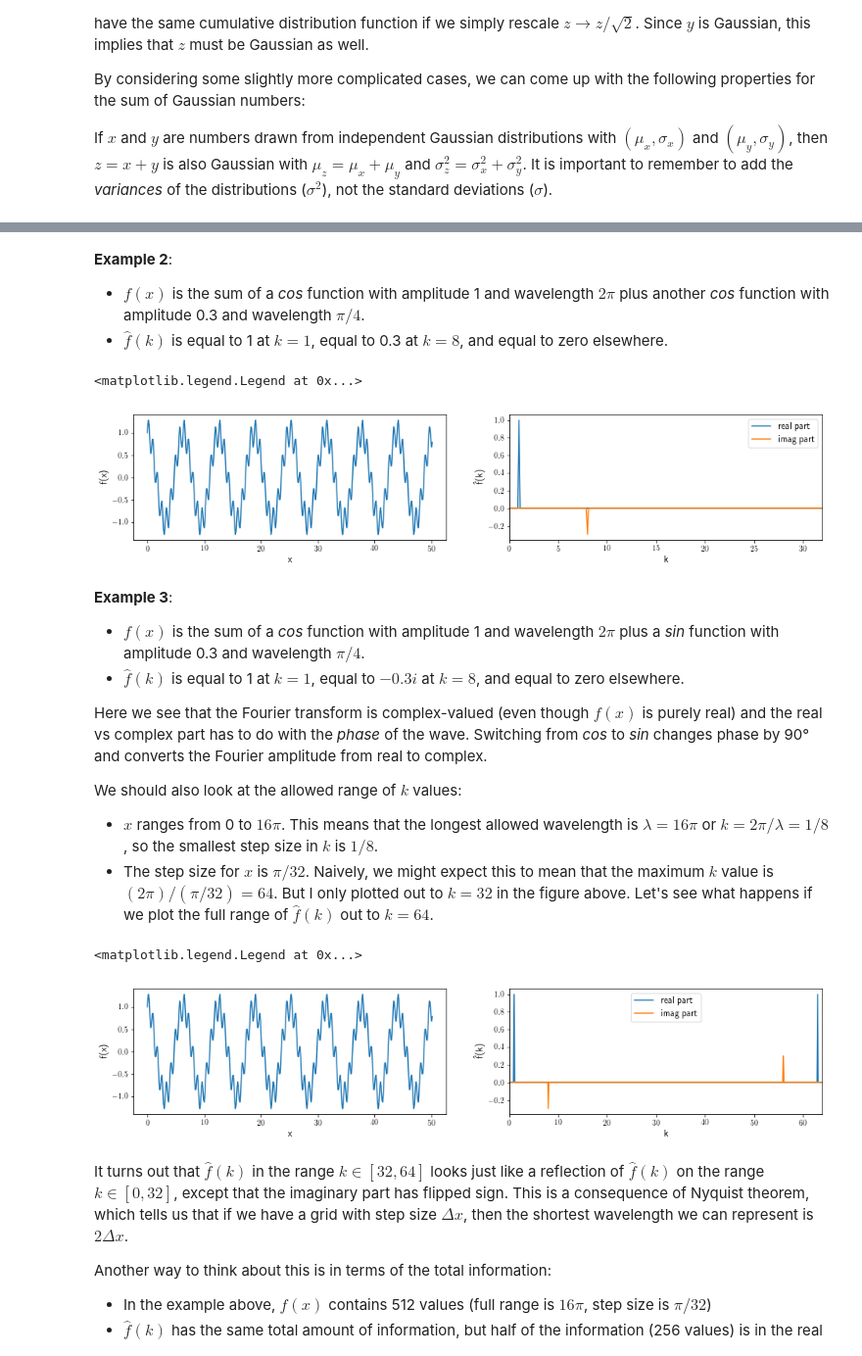
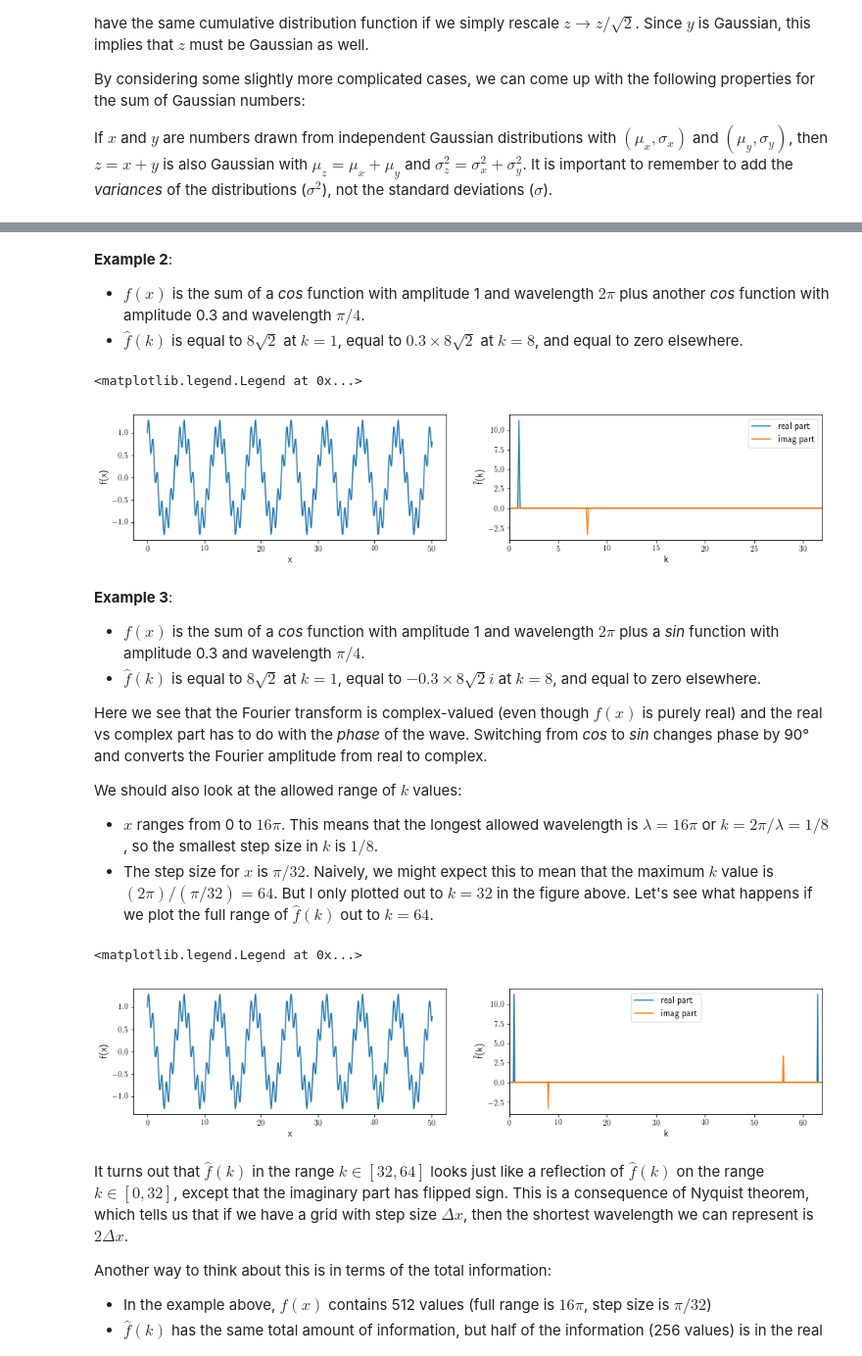
Before and after one commit to cbischoff/cmb-notebook, a Jupyter notebook: CMB angular power spectrum.ipynb, the cells around one changed output, grey strips where cells are left out. Shown at 98% size. Saved outputs shown, nothing was run; the diff lists cells and outputs as text; code cells hidden in the pictures.

```diff
--- a/CMB angular power spectrum.ipynb
+++ b/CMB angular power spectrum.ipynb
@@ -285,31 +285,31 @@ plt.xlim(0, 32)
 # %% [markdown]
 **Example 2**:
 * $f(x)$ is the sum of a *cos* function with amplitude 1 and wavelength $2 \pi$ plus another *cos* function with amplitude 0.3 and wavelength $\pi / 4$.
-* $\hat{f}(k)$ is equal to 1 at $k = 1$, equal to 0.3 at $k = 8$, and equal to zero elsewhere.
+* $\hat{f}(k)$ is equal to $8 \sqrt{2}$ at $k = 1$, equal to $0.3 \times 8 \sqrt{2}$ at $k = 8$, and equal to zero elsewhere.
 # %%
 plt.figure(figsize=(16, 3))
 x = np.arange(0, 16 * np.pi, np.pi / 32)
 fx = np.cos(x) + 0.3 * np.sin(8 * x)
 plt.subplot(1, 2, 1)
 plt.plot(x, fx)
 plt.xlabel('x', fontsize=12)
 plt.ylabel('f(x)', fontsize=12)
 k = np.arange(0, 64, 0.125)
-fk = np.fft.fft(fx) / 256.
+fk = np.fft.fft(fx) / np.sqrt(512)
 plt.subplot(1, 2, 2)
 plt.plot(k, np.real(fk), label='real part')
 plt.plot(k, np.imag(fk), label='imag part')
 plt.xlabel('k', fontsize=12)
 plt.ylabel('\^{f}(k)', fontsize=12)
 plt.xlim(0, 32)
 plt.legend(fontsize=12)
 # %% [output]
 <matplotlib.legend.Legend at 0x...>
-[figure, old version]
+[figure, new version]
 # %% [markdown]
 **Example 3**:
 * $f(x)$ is the sum of a *cos* function with amplitude 1 and wavelength $2\pi$ plus a *sin* function with amplitude 0.3 and wavelength $\pi/4$.
-* $\hat{f}(k)$ is equal to 1 at $k = 1$, equal to $-0.3 i$ at $k = 8$, and equal to zero elsewhere.
+* $\hat{f}(k)$ is equal to $8 \sqrt{2}$ at $k = 1$, equal to $-0.3 \times 8 \sqrt{2} i$ at $k = 8$, and equal to zero elsewhere.
 
 Here we see that the Fourier transform is complex-valued (even though $f(x)$ is purely real) and the real vs complex part has to do with the *phase* of the wave. Switching from *cos* to *sin* changes phase by 90&deg; and converts the Fourier amplitude from real to complex.
 
@@ -325,7 +325,7 @@ plt.plot(x, fx)
 plt.xlabel('x', fontsize=12)
 plt.ylabel('f(x)', fontsize=12)
 k = np.arange(0, 64, 0.125)
-fk = np.fft.fft(fx1) / 256.
+fk = np.fft.fft(fx) / np.sqrt(512)
 plt.subplot(1, 2, 2)
 plt.plot(k, np.real(fk), label='real part')
 plt.plot(k, np.imag(fk), label='imag part')
@@ -335,7 +335,7 @@ plt.xlim(0, 64)
 plt.legend(fontsize=12)
 # %% [output]
 <matplotlib.legend.Legend at 0x...>
-[figure, old version]
+[figure, new version]
 # %% [markdown]
 It turns out that $\hat{f}(k)$ in the range $k \in [32,64]$ looks just like a reflection of $\hat{f}(k)$ on the range $k \in [0,32]$, except that the imaginary part has flipped sign. This is a consequence of Nyquist theorem, which tells us that if we have a grid with step size $\Delta x$, then the shortest wavelength we can represent is $2 \Delta x$.
 
```
Also changed, not shown: parts of 11 cells of this notebook.
